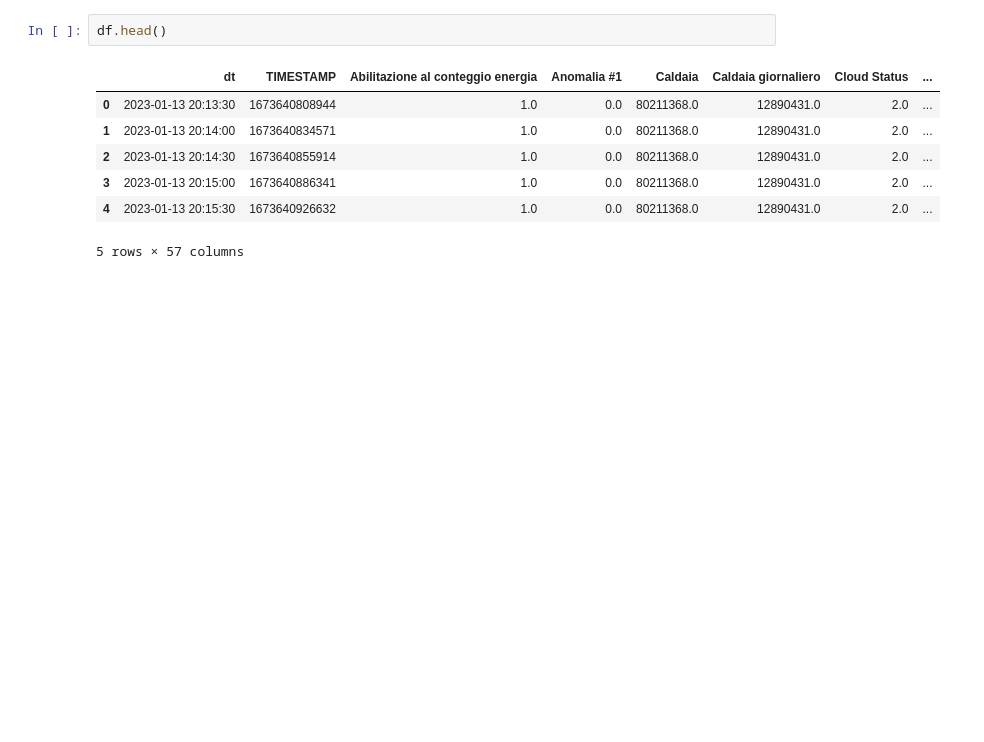
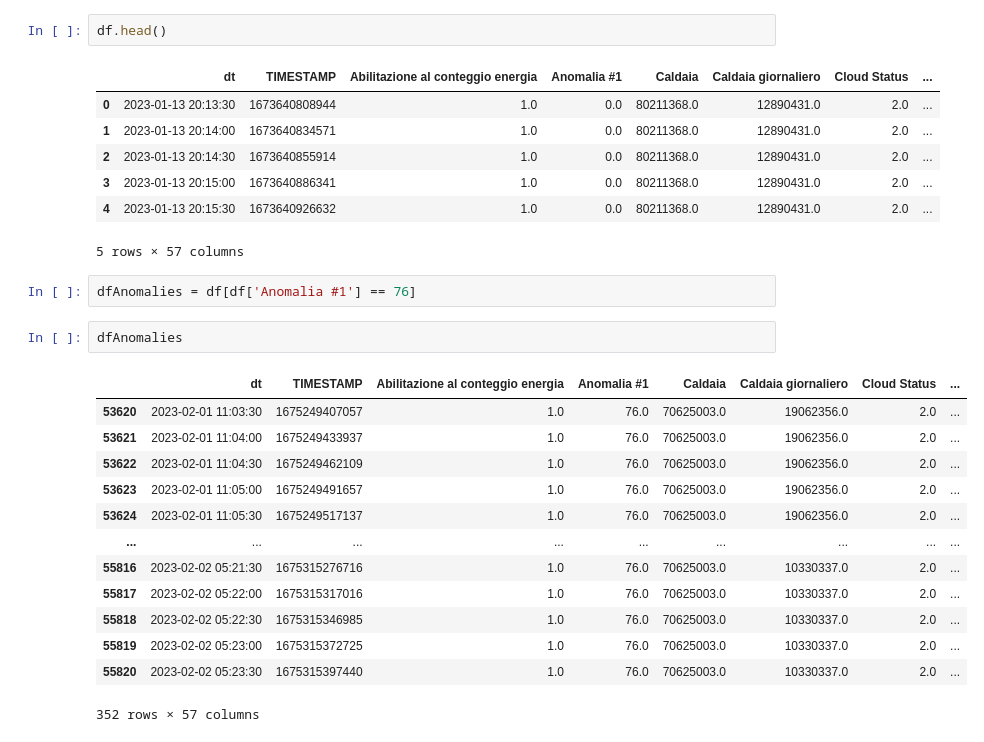
Before and after one commit to leonardozecchin/anomaly_detection, a Jupyter notebook: resamplingSecondDf.ipynb, the cells around one changed output. Drawn from its saved outputs; the diff is of its cells as text; blank space fills up the shorter version.

```diff
--- a/resamplingSecondDf.ipynb
+++ b/resamplingSecondDf.ipynb
@@ -292,3 +292,21 @@ df.head()
 | 3 | 2023-01-13 20:15:00 | 1673640886341 | 1.0 | 0.0 | 80211368.0 | 12890431.0 | 2.0 | ... |
 | 4 | 2023-01-13 20:15:30 | 1673640926632 | 1.0 | 0.0 | 80211368.0 | 12890431.0 | 2.0 | ... |
 5 rows × 57 columns
+# %%
+dfAnomalies = df[df['Anomalia #1'] == 76]
+# %%
+dfAnomalies
+# %% [output]
+|  | dt | TIMESTAMP | Abilitazione al conteggio energia | Anomalia #1 | Caldaia | Caldaia giornaliero | Cloud Status | ... |
+| 53620 | 2023-02-01 11:03:30 | 1675249407057 | 1.0 | 76.0 | 70625003.0 | 19062356.0 | 2.0 | ... |
+| 53621 | 2023-02-01 11:04:00 | 1675249433937 | 1.0 | 76.0 | 70625003.0 | 19062356.0 | 2.0 | ... |
+| 53622 | 2023-02-01 11:04:30 | 1675249462109 | 1.0 | 76.0 | 70625003.0 | 19062356.0 | 2.0 | ... |
+| 53623 | 2023-02-01 11:05:00 | 1675249491657 | 1.0 | 76.0 | 70625003.0 | 19062356.0 | 2.0 | ... |
+| 53624 | 2023-02-01 11:05:30 | 1675249517137 | 1.0 | 76.0 | 70625003.0 | 19062356.0 | 2.0 | ... |
+| ... | ... | ... | ... | ... | ... | ... | ... | ... |
+| 55816 | 2023-02-02 05:21:30 | 1675315276716 | 1.0 | 76.0 | 70625003.0 | 10330337.0 | 2.0 | ... |
+| 55817 | 2023-02-02 05:22:00 | 1675315317016 | 1.0 | 76.0 | 70625003.0 | 10330337.0 | 2.0 | ... |
+| 55818 | 2023-02-02 05:22:30 | 1675315346985 | 1.0 | 76.0 | 70625003.0 | 10330337.0 | 2.0 | ... |
+| 55819 | 2023-02-02 05:23:00 | 1675315372725 | 1.0 | 76.0 | 70625003.0 | 10330337.0 | 2.0 | ... |
+| 55820 | 2023-02-02 05:23:30 | 1675315397440 | 1.0 | 76.0 | 70625003.0 | 10330337.0 | 2.0 | ... |
+352 rows × 57 columns
```
